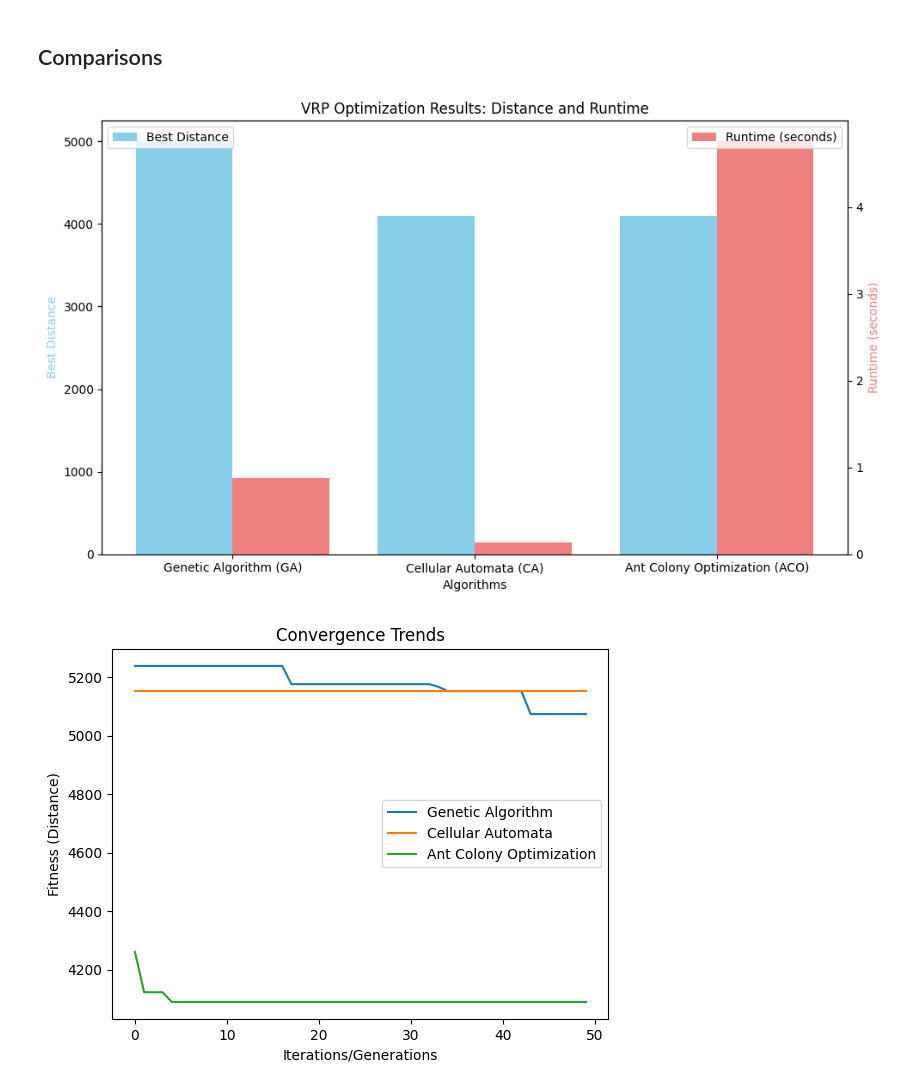
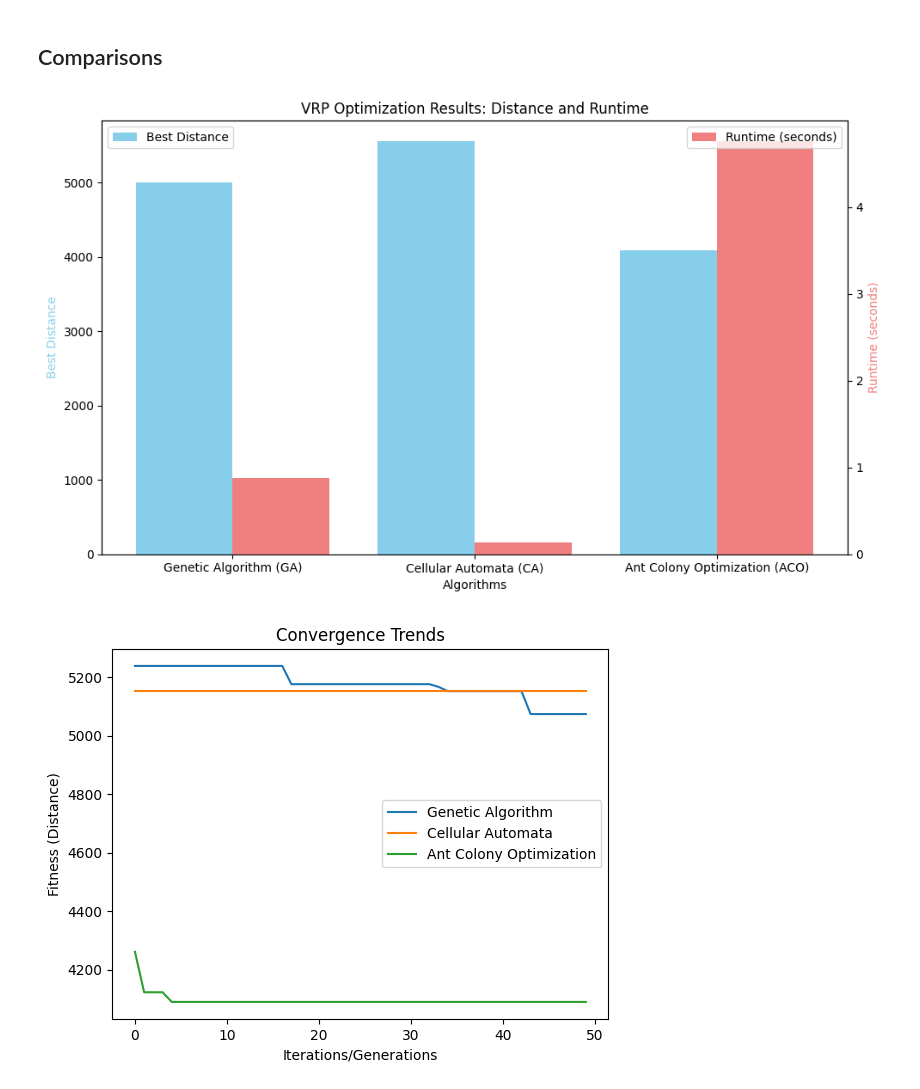
Before and after one commit to Emir515/Self-Organizing-Systems-Assignment-1, a Jupyter notebook: SelfOrganizingSystems.ipynb, the cells around one changed output. Saved outputs shown, nothing was run; the diff lists cells and outputs as text; code cells hidden in the pictures.

```diff
--- a/SelfOrganizingSystems.ipynb
+++ b/SelfOrganizingSystems.ipynb
@@ -562,32 +562,32 @@ Vehicle Summary:
 ## Comparisons
 # %%
 algorithms = ['Genetic Algorithm (GA)', 'Cellular Automata (CA)', 'Ant Colony Optimization (ACO)']
-distances = [best_final_coverage_distance_ga, best_unique_aco_distance, best_unique_aco_distance]
+distances = [best_final_coverage_distance_ga, total_distance, best_unique_aco_distance]
 runtimes = [total_time_ga, total_time_ca, total_time_aco]
 
 fig, ax1 = plt.subplots(figsize=(10, 6))
 
 bar_width = 0.4
 indices = np.arange(len(algorithms))
 
 ax1.bar(indices - bar_width/2, distances, bar_width, label='Best Distance', color='skyblue')
 ax2 = ax1.twinx()
 ax2.bar(indices + bar_width/2, runtimes, bar_width, label='Runtime (seconds)', color='lightcoral')
 
 ax1.set_xlabel('Algorithms')
 ax1.set_ylabel('Best Distance', color='skyblue')
 ax2.set_ylabel('Runtime (seconds)', color='lightcoral')
 ax1.set_title('VRP Optimization Results: Distance and Runtime')
 ax1.set_xticks(indices)
 ax1.set_xticklabels(algorithms)
 
 ax1.legend(loc='upper left', bbox_to_anchor=(0, 1))
 ax2.legend(loc='upper right', bbox_to_anchor=(1, 1))
 
 plt.tight_layout()
 plt.show()
 # %% [output]
-[figure, old version]
+[figure, new version]
 # %%
 def compare_vrp_algorithms(vrp_env, algorithms):
     results = []
```
